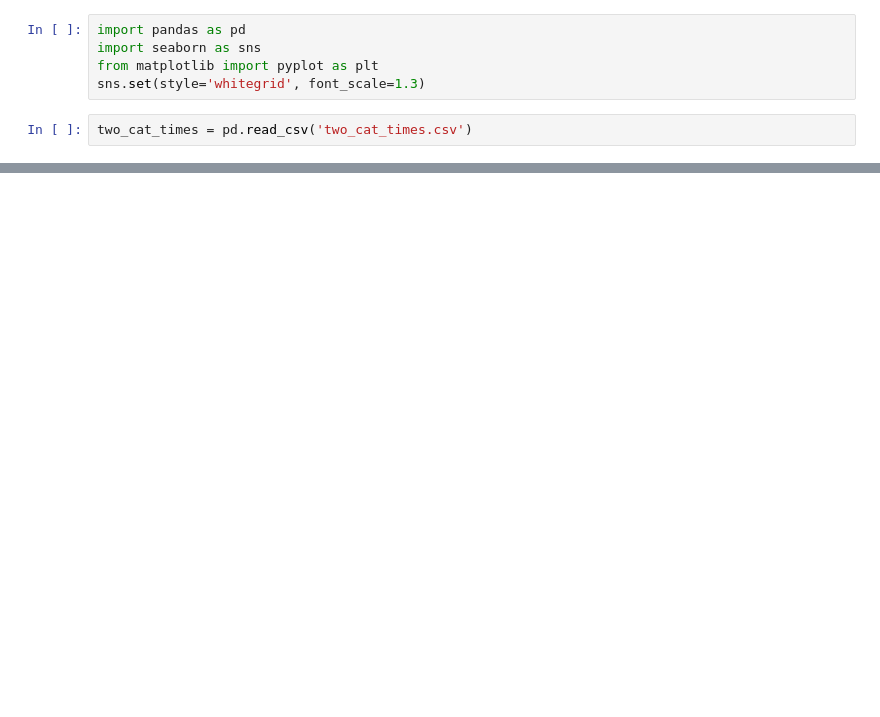
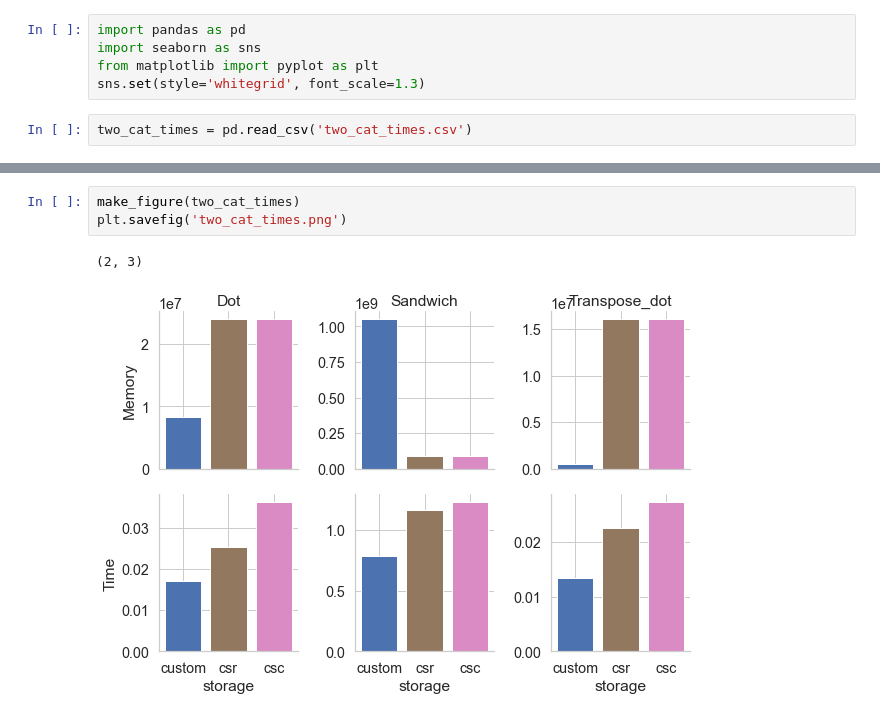
Before and after one commit to Quantco/tabmat, a Jupyter notebook: benchmark/visualize_benchmarks.ipynb, the cells around one changed output, grey strips where cells are left out. Cells and saved outputs as stored; diff of their text form; blank space fills up the shorter version.

```diff
--- a/benchmark/visualize_benchmarks.ipynb
+++ b/benchmark/visualize_benchmarks.ipynb
@@ -35,0 +28,6 @@ plt.savefig('dense_cat_times.png')
+# %%
+make_figure(two_cat_times)
+plt.savefig('two_cat_times.png')
+# %% [output]
+(2, 3)
+[figure, added]
```
Also changed, not shown: parts of 7 cells of this notebook, 5 other files.
